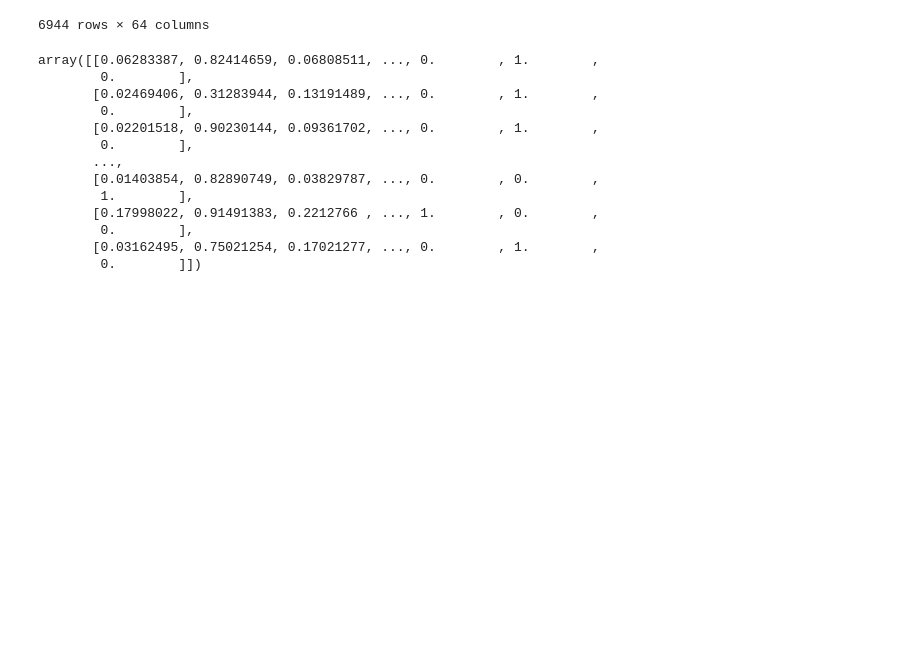
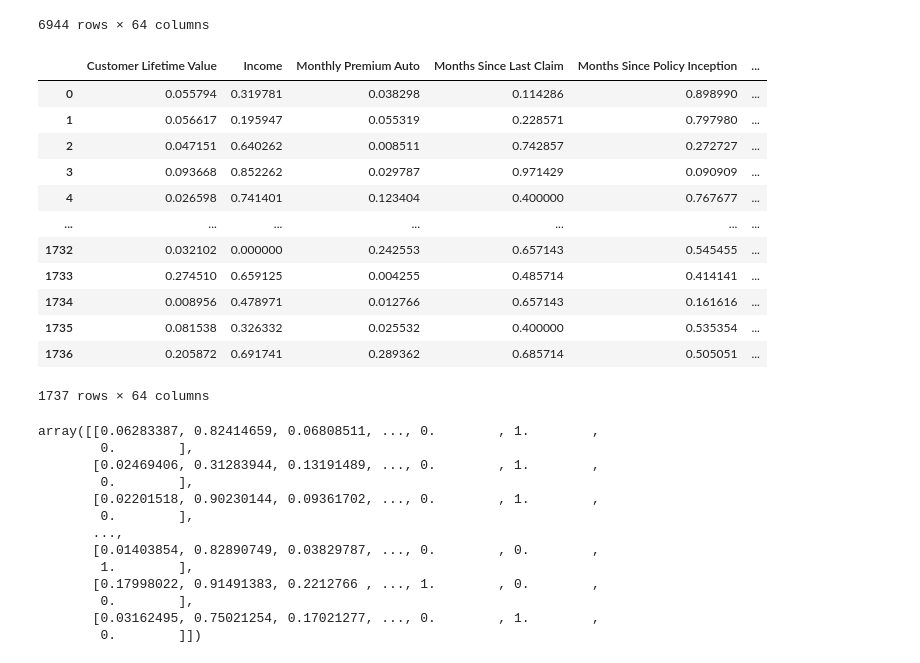
Before and after one commit to duyguuzum/lab-model-generation-and-validation, a Jupyter notebook: files_for_lab/csv_files/lab-model-generation-and-validation.ipynb, the cells around one changed output. Drawn from its saved outputs; the diff is of its cells as text; code cells hidden in the pictures; blank space fills up the shorter version.

```diff
--- a/files_for_lab/csv_files/lab-model-generation-and-validation.ipynb
+++ b/files_for_lab/csv_files/lab-model-generation-and-validation.ipynb
@@ -135,5 +174,7 @@ X_train_num_scaled_df
 # %%
 X_train_df_cat = X_train_df_cat.drop(['Customer','Effective To Date'], axis=1)
+X_test_df_cat = X_test_df_cat.drop(['Customer','Effective To Date'], axis=1)
+
 X_train_df_cat.head()
 # %% [output]
 |  | State | Response | Coverage | Education | EmploymentStatus | Gender | Location Code | Marital Status | ... |
@@ -159,10 +200,11 @@ encoder = OneHotEncoder() # categorıes = [ [possıble_values_for_fırst_column]
 # Fit and transform the categorical columns
 # encoder.fıt(X_traın_df_cat).transform(X_traın_df_cat)
 encoded_data = encoder.fit_transform(X_train_df_cat).toarray()
-# ecnoder.transform(X_test_cat)
+encoded_data_test = encoder.transform(X_test_df_cat).toarray()
 
 # Create a new DataFrame with the encoded data
 encoded_df = pd.DataFrame(encoded_data, columns=encoder.get_feature_names_out())
+encoded_df_test = pd.DataFrame(encoded_data_test, columns=encoder.get_feature_names_out())
 
 # Concatenate the encoded DataFrame with the remaining columns from the original data
 #final_data = pd.concat([data.drop(columns=categorical_columns), encoded_df], axis=1)
@@ -232,6 +274,23 @@ concatenated_df
 | 6942 | 0.179980 | 0.914914 | 0.221277 | 0.257143 | 1.000000 | ... |
 | 6943 | 0.031625 | 0.750213 | 0.170213 | 0.028571 | 0.191919 | ... |
 6944 rows × 64 columns
+# %%
+concatenated_df_test = pd.concat([X_test_num_scaled_df, encoded_df_test], axis=1)
+concatenated_df_test
+# %% [output]
+|  | Customer Lifetime Value | Income | Monthly Premium Auto | Months Since Last Claim | Months Since Policy Inception | ... |
+| 0 | 0.055794 | 0.319781 | 0.038298 | 0.114286 | 0.898990 | ... |
+| 1 | 0.056617 | 0.195947 | 0.055319 | 0.228571 | 0.797980 | ... |
+| 2 | 0.047151 | 0.640262 | 0.008511 | 0.742857 | 0.272727 | ... |
+| 3 | 0.093668 | 0.852262 | 0.029787 | 0.971429 | 0.090909 | ... |
+| 4 | 0.026598 | 0.741401 | 0.123404 | 0.400000 | 0.767677 | ... |
+| ... | ... | ... | ... | ... | ... | ... |
+| 1732 | 0.032102 | 0.000000 | 0.242553 | 0.657143 | 0.545455 | ... |
+| 1733 | 0.274510 | 0.659125 | 0.004255 | 0.485714 | 0.414141 | ... |
+| 1734 | 0.008956 | 0.478971 | 0.012766 | 0.657143 | 0.161616 | ... |
+| 1735 | 0.081538 | 0.326332 | 0.025532 | 0.400000 | 0.535354 | ... |
+| 1736 | 0.205872 | 0.691741 | 0.289362 | 0.685714 | 0.505051 | ... |
+1737 rows × 64 columns
 # %%
 scaler = MinMaxScaler()
 
```
Also changed, not shown: parts of 12 cells of this notebook.
